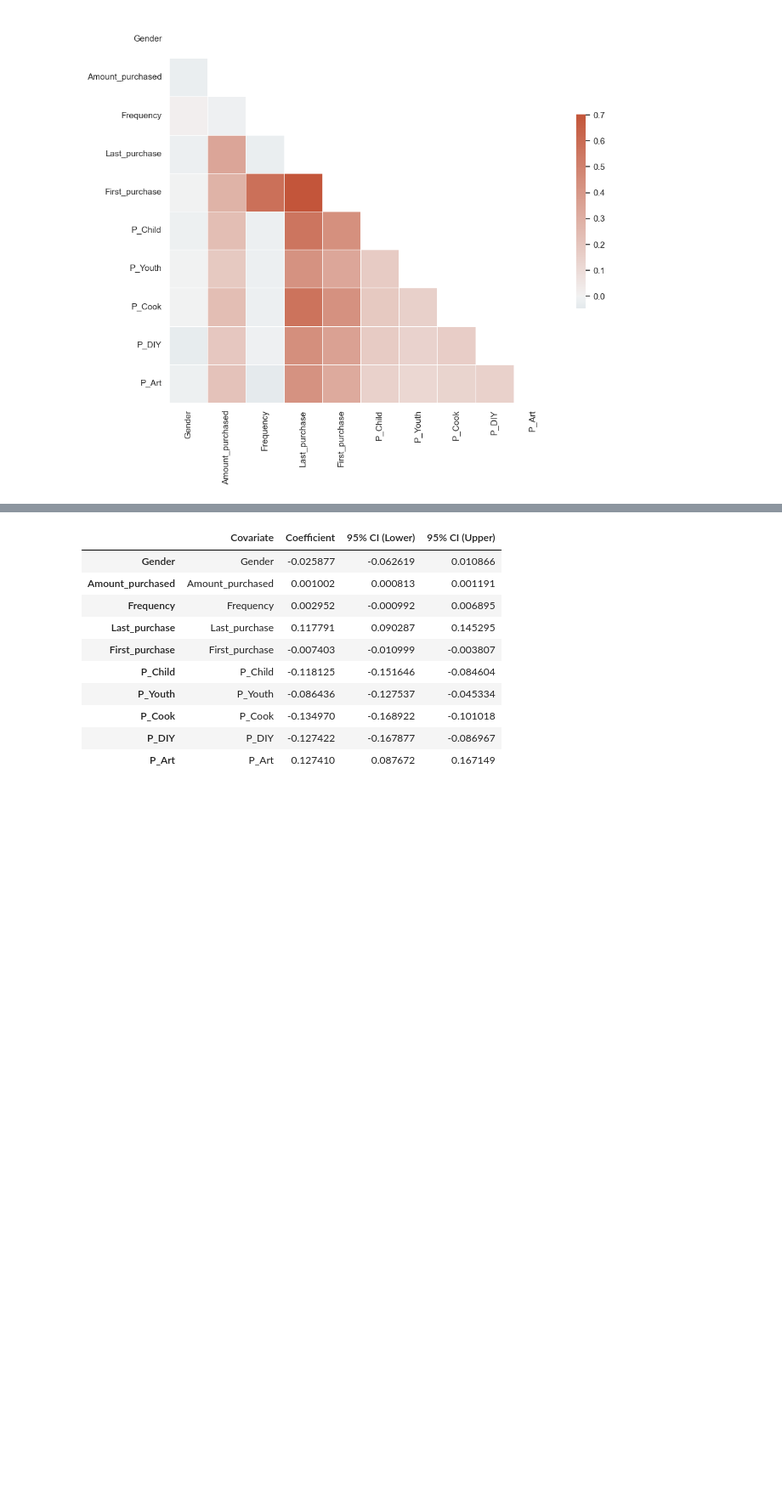
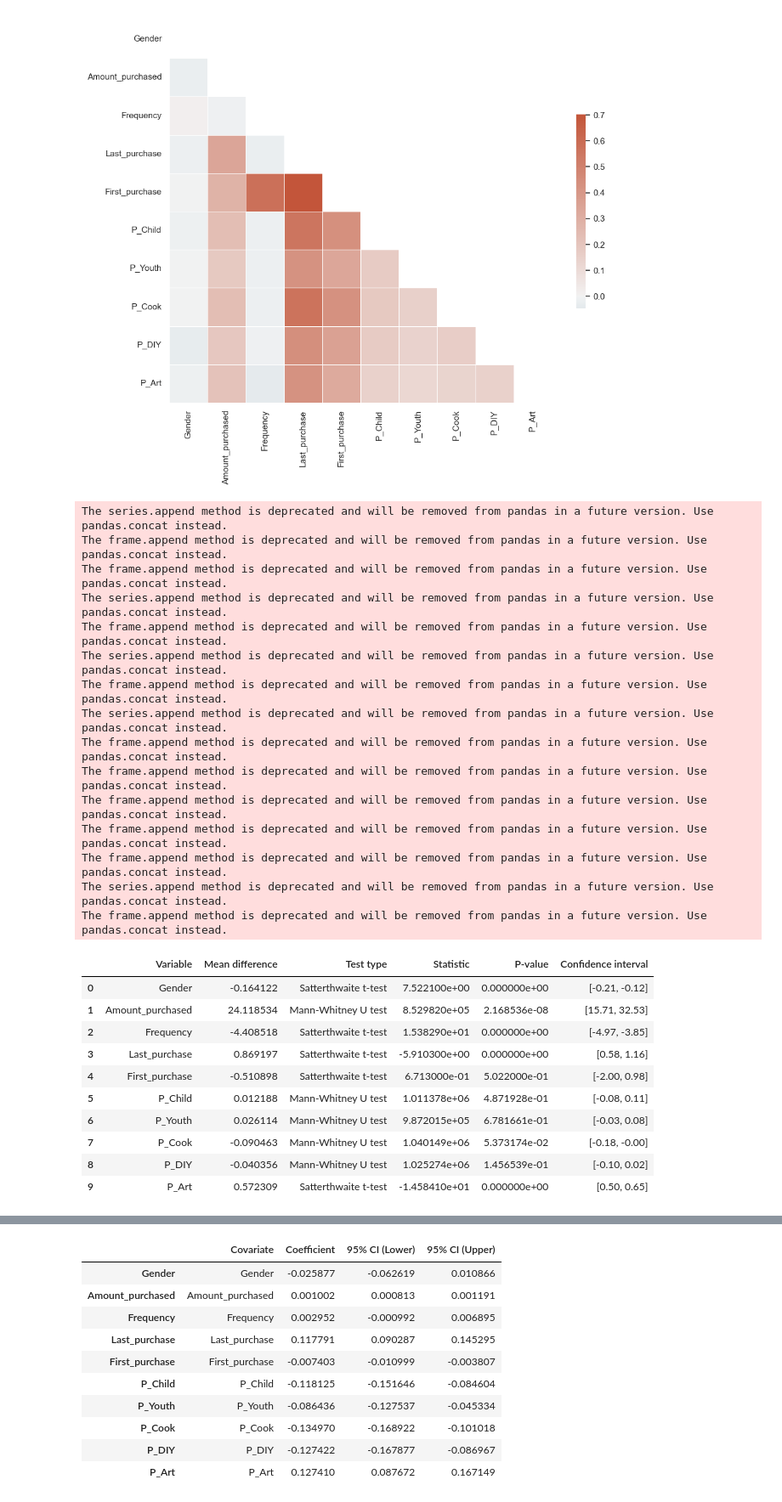
Before and after one commit to eriosta/analytics-applications, a Jupyter notebook: books/main.ipynb, the cells around one changed output, grey strips where cells are left out. Shown at 85% size. Drawn from its saved outputs; the diff is of its cells as text; code cells hidden in the pictures; blank space fills up the shorter version.

Commit message:
Stats

```diff
--- a/books/main.ipynb
+++ b/books/main.ipynb
@@ -11,6 +11,35 @@ models.analyze_high_cardinality(data=data,columns=cols,threshold=0.9)
 models.spearman_correlation(data=data,response_var='Choice')
 # %% [output]
 [figure]
+# %%
+models.summarize_stats(data=data,response_var='Choice')
+# %% [output]
+The series.append method is deprecated and will be removed from pandas in a future version. Use pandas.concat instead.
+The frame.append method is deprecated and will be removed from pandas in a future version. Use pandas.concat instead.
+The frame.append method is deprecated and will be removed from pandas in a future version. Use pandas.concat instead.
+The series.append method is deprecated and will be removed from pandas in a future version. Use pandas.concat instead.
+The frame.append method is deprecated and will be removed from pandas in a future version. Use pandas.concat instead.
+The series.append method is deprecated and will be removed from pandas in a future version. Use pandas.concat instead.
+The frame.append method is deprecated and will be removed from pandas in a future version. Use pandas.concat instead.
+The series.append method is deprecated and will be removed from pandas in a future version. Use pandas.concat instead.
+The frame.append method is deprecated and will be removed from pandas in a future version. Use pandas.concat instead.
+The frame.append method is deprecated and will be removed from pandas in a future version. Use pandas.concat instead.
+The frame.append method is deprecated and will be removed from pandas in a future version. Use pandas.concat instead.
+The frame.append method is deprecated and will be removed from pandas in a future version. Use pandas.concat instead.
+The frame.append method is deprecated and will be removed from pandas in a future version. Use pandas.concat instead.
+The series.append method is deprecated and will be removed from pandas in a future version. Use pandas.concat instead.
+The frame.append method is deprecated and will be removed from pandas in a future version. Use pandas.concat instead.
+|  | Variable | Mean difference | Test type | Statistic | P-value | Confidence interval |
+| 0 | Gender | -0.164122 | Satterthwaite t-test | 7.522100e+00 | 0.000000e+00 | [-0.21, -0.12] |
+| 1 | Amount_purchased | 24.118534 | Mann-Whitney U test | 8.529820e+05 | 2.168536e-08 | [15.71, 32.53] |
+| 2 | Frequency | -4.408518 | Satterthwaite t-test | 1.538290e+01 | 0.000000e+00 | [-4.97, -3.85] |
+| 3 | Last_purchase | 0.869197 | Satterthwaite t-test | -5.910300e+00 | 0.000000e+00 | [0.58, 1.16] |
+| 4 | First_purchase | -0.510898 | Satterthwaite t-test | 6.713000e-01 | 5.022000e-01 | [-2.00, 0.98] |
+| 5 | P_Child | 0.012188 | Mann-Whitney U test | 1.011378e+06 | 4.871928e-01 | [-0.08, 0.11] |
+| 6 | P_Youth | 0.026114 | Mann-Whitney U test | 9.872015e+05 | 6.781661e-01 | [-0.03, 0.08] |
+| 7 | P_Cook | -0.090463 | Mann-Whitney U test | 1.040149e+06 | 5.373174e-02 | [-0.18, -0.00] |
+| 8 | P_DIY | -0.040356 | Mann-Whitney U test | 1.025274e+06 | 1.456539e-01 | [-0.10, 0.02] |
+| 9 | P_Art | 0.572309 | Satterthwaite t-test | -1.458410e+01 | 0.000000e+00 | [0.50, 0.65] |
 # %%
 models.select_best_model()
 # %% [output]
```
Also changed, not shown: parts of 3 cells of this notebook, 4 other files.
